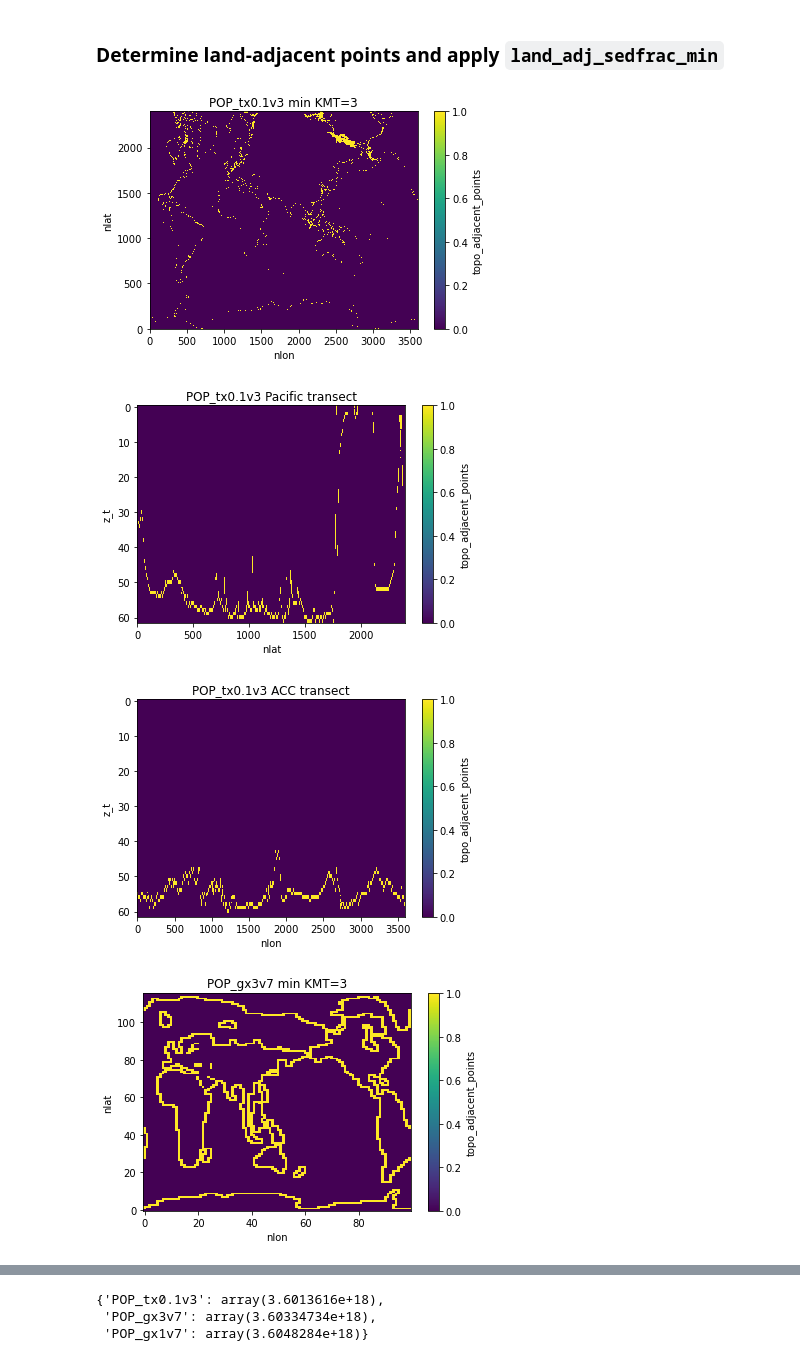
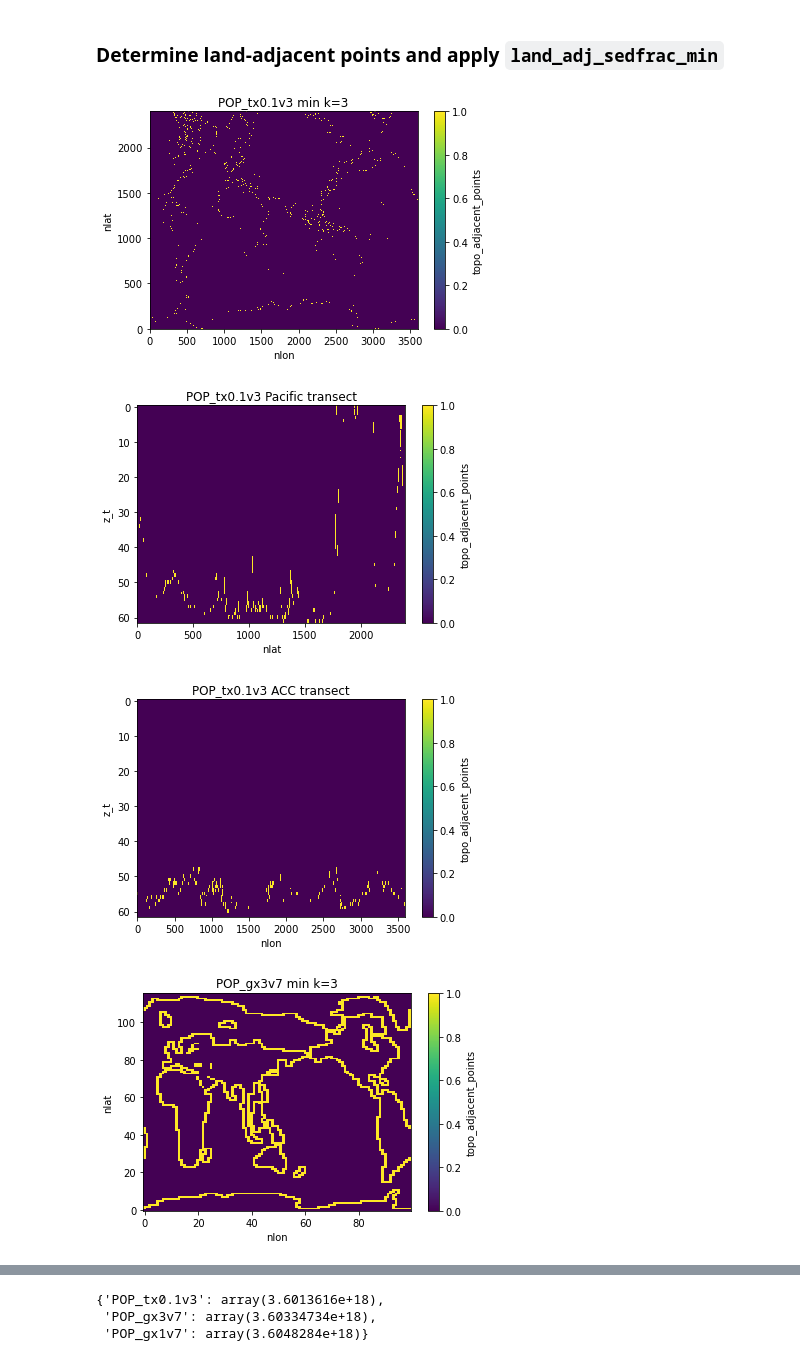
Before and after one commit to marbl-ecosys/forcing-Fe-sedflux, a Jupyter notebook: notebooks/_sedfrac_apply_land_adj_min.ipynb, the cells around one changed output, grey strips where cells are left out. Saved outputs shown, nothing was run; the diff lists cells and outputs as text; code cells hidden in the pictures.

```diff
--- a/notebooks/_sedfrac_apply_land_adj_min.ipynb
+++ b/notebooks/_sedfrac_apply_land_adj_min.ipynb
@@ -50,25 +51,25 @@ for dst_grid in util.POP_grids:
 # %%
 land_adjacent = {}
 for dst_grid in util.POP_grids:
-    land_adjacent[dst_grid] = util.compute_land_adjacent_points(dst_grid)
+    land_adjacent[dst_grid] = util.compute_topo_adjacent_points(dst_grid)
 # %%
 for dst_grid in util.POP_grids:
     i_pacific = util.nlon_pacific_xsection[dst_grid]
     j_acc = util.nlat_acc_xsection[dst_grid]
 
     plt.figure()
     land_adjacent[dst_grid].isel(z_t=2).plot()
-    h = plt.title(f'{dst_grid} min KMT={3}')
+    h = plt.title(f'{dst_grid} min k={3}')
 
     plt.figure()
     land_adjacent[dst_grid].isel(nlon=i_pacific).plot(yincrease=False)
     h = plt.title(f'{dst_grid} Pacific transect')
 
     plt.figure()
     land_adjacent[dst_grid].isel(nlat=j_acc).plot(yincrease=False)
     h = plt.title(f'{dst_grid} ACC transect')
 # %% [output]
-[figure, old version]
+[figure, new version]
-[figure, old version]
+[figure, new version]
-[figure, old version]
+[figure, new version]
-[figure, old version]
+[figure, new version]
```
Also changed, not shown: parts of 8 cells of this notebook, 2 other files.
